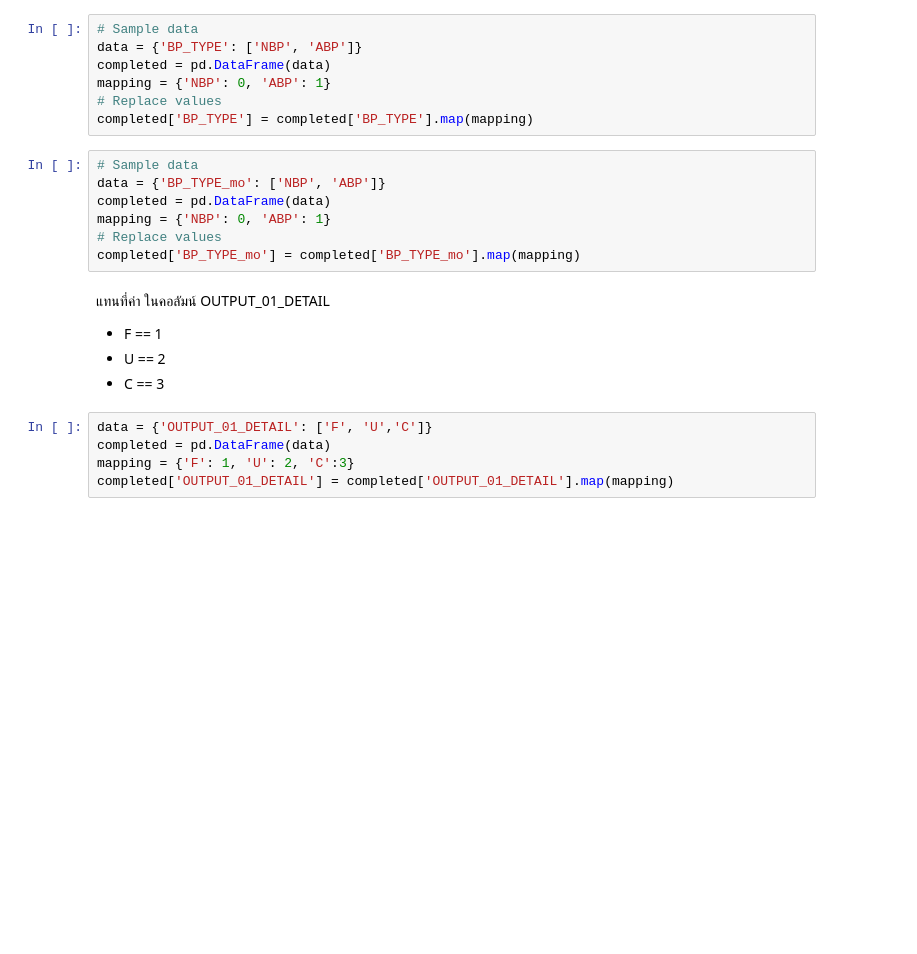
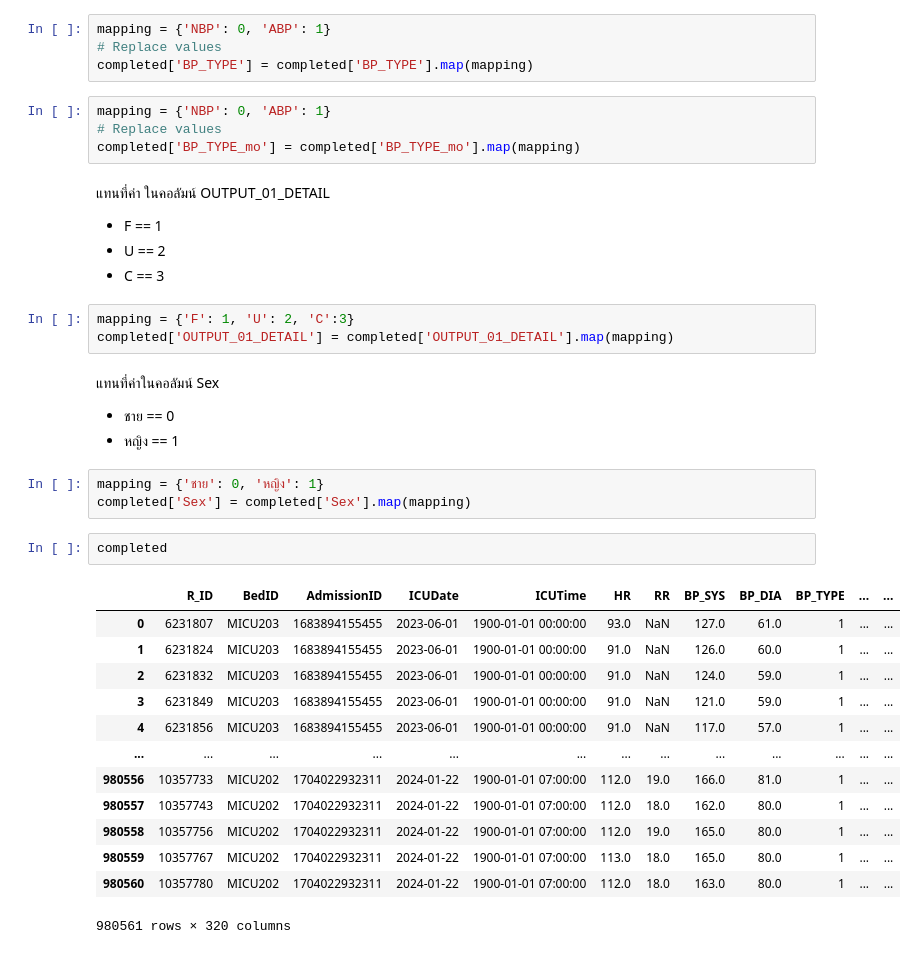
Before and after one commit to Tonry12/Data_joyx2, a Jupyter notebook: mergeSmart_ICU_tonnaw.ipynb, the cells around one changed output. Cells and saved outputs as stored; diff of their text form; blank space fills up the shorter version.

```diff
--- a/mergeSmart_ICU_tonnaw.ipynb
+++ b/mergeSmart_ICU_tonnaw.ipynb
@@ -1858,16 +1845,10 @@ completed['SETTING_ModeVentilator'] = completed['SETTING_ModeVentilator'].map(ma
 - NBP == 0
 - ABP == 1
 # %%
-# Sample data
-data = {'BP_TYPE': ['NBP', 'ABP']}
-completed = pd.DataFrame(data)
 mapping = {'NBP': 0, 'ABP': 1}
 # Replace values
 completed['BP_TYPE'] = completed['BP_TYPE'].map(mapping)
 # %%
-# Sample data
-data = {'BP_TYPE_mo': ['NBP', 'ABP']}
-completed = pd.DataFrame(data)
 mapping = {'NBP': 0, 'ABP': 1}
 # Replace values
 completed['BP_TYPE_mo'] = completed['BP_TYPE_mo'].map(mapping)
@@ -1877,7 +1858,28 @@ completed['BP_TYPE_mo'] = completed['BP_TYPE_mo'].map(mapping)
 - U == 2
 - C == 3
 # %%
-data = {'OUTPUT_01_DETAIL': ['F', 'U','C']}
-completed = pd.DataFrame(data)
 mapping = {'F': 1, 'U': 2, 'C':3}
 completed['OUTPUT_01_DETAIL'] = completed['OUTPUT_01_DETAIL'].map(mapping)
+# %% [markdown]
+แทนที่ค่าในคอลัมน์ Sex
+- ชาย == 0
+- หญิง == 1
+# %%
+mapping = {'ชาย': 0, 'หญิง': 1}
+completed['Sex'] = completed['Sex'].map(mapping)
+# %%
+completed
+# %% [output]
+|  | R_ID | BedID | AdmissionID | ICUDate | ICUTime | HR | RR | BP_SYS | BP_DIA | BP_TYPE | ... | ... |
+| 0 | 6231807 | MICU203 | 1683894155455 | 2023-06-01 | 1900-01-01 00:00:00 | 93.0 | NaN | 127.0 | 61.0 | 1 | ... | ... |
+| 1 | 6231824 | MICU203 | 1683894155455 | 2023-06-01 | 1900-01-01 00:00:00 | 91.0 | NaN | 126.0 | 60.0 | 1 | ... | ... |
+| 2 | 6231832 | MICU203 | 1683894155455 | 2023-06-01 | 1900-01-01 00:00:00 | 91.0 | NaN | 124.0 | 59.0 | 1 | ... | ... |
+| 3 | 6231849 | MICU203 | 1683894155455 | 2023-06-01 | 1900-01-01 00:00:00 | 91.0 | NaN | 121.0 | 59.0 | 1 | ... | ... |
+| 4 | 6231856 | MICU203 | 1683894155455 | 2023-06-01 | 1900-01-01 00:00:00 | 91.0 | NaN | 117.0 | 57.0 | 1 | ... | ... |
+| ... | ... | ... | ... | ... | ... | ... | ... | ... | ... | ... | ... | ... |
+| 980556 | 10357733 | MICU202 | 1704022932311 | 2024-01-22 | 1900-01-01 07:00:00 | 112.0 | 19.0 | 166.0 | 81.0 | 1 | ... | ... |
+| 980557 | 10357743 | MICU202 | 1704022932311 | 2024-01-22 | 1900-01-01 07:00:00 | 112.0 | 18.0 | 162.0 | 80.0 | 1 | ... | ... |
+| 980558 | 10357756 | MICU202 | 1704022932311 | 2024-01-22 | 1900-01-01 07:00:00 | 112.0 | 19.0 | 165.0 | 80.0 | 1 | ... | ... |
+| 980559 | 10357767 | MICU202 | 1704022932311 | 2024-01-22 | 1900-01-01 07:00:00 | 113.0 | 18.0 | 165.0 | 80.0 | 1 | ... | ... |
+| 980560 | 10357780 | MICU202 | 1704022932311 | 2024-01-22 | 1900-01-01 07:00:00 | 112.0 | 18.0 | 163.0 | 80.0 | 1 | ... | ... |
+980561 rows × 320 columns
```
Also changed, not shown: parts of 4 cells of this notebook.
